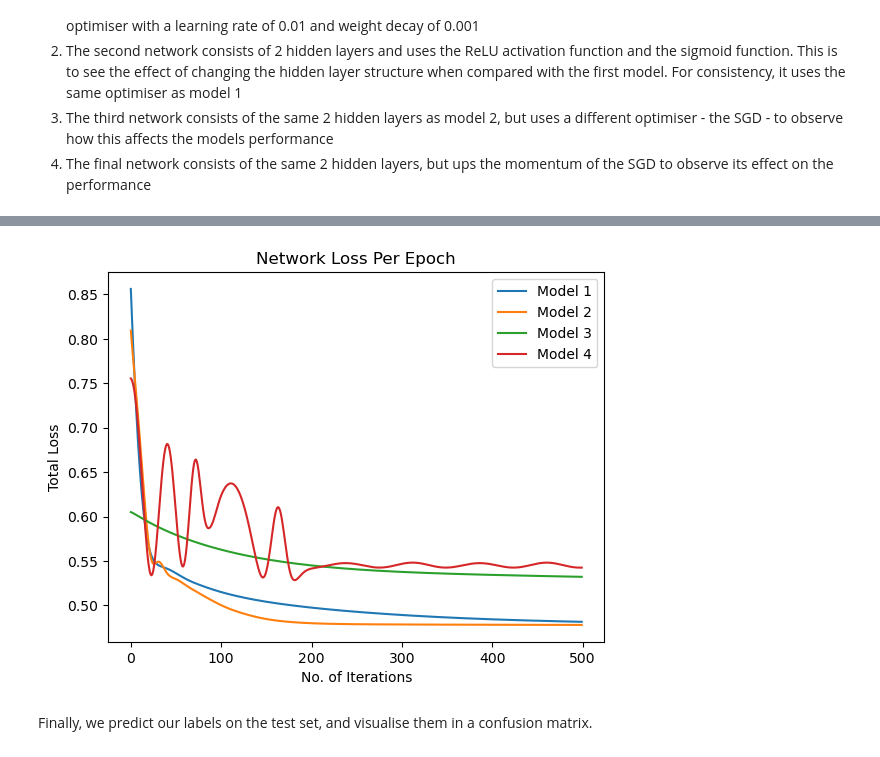
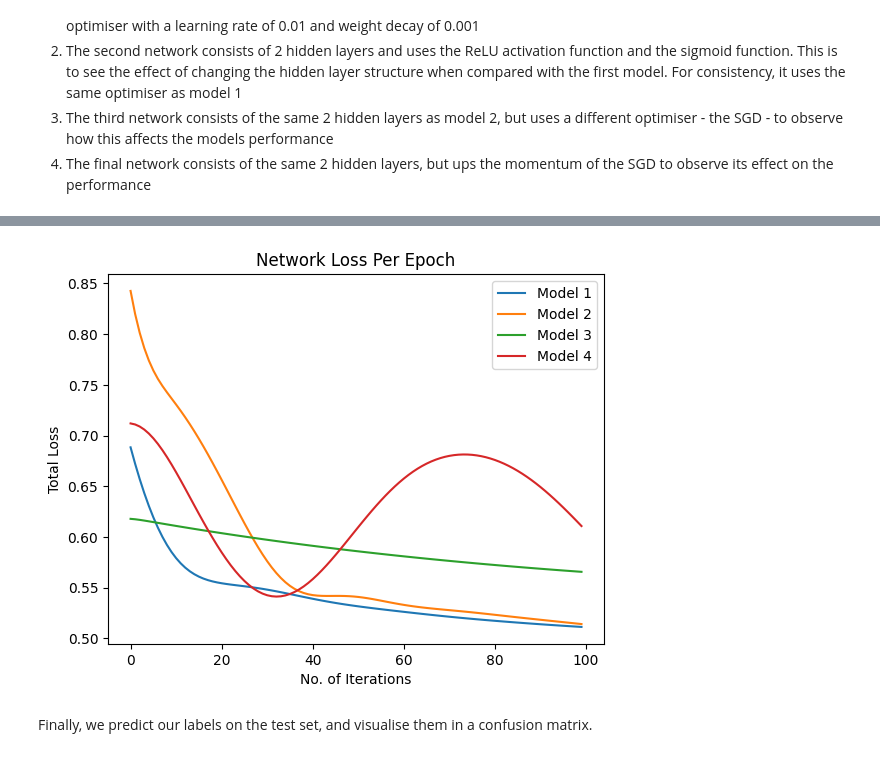
Before and after one commit to Aidan-Mulholland/Advanced-AI, a Jupyter notebook: main.ipynb, the cells around one changed output, grey strips where cells are left out. Cells and saved outputs as stored; diff of their text form; code cells hidden in the pictures.

```diff
--- a/main.ipynb
+++ b/main.ipynb
@@ -243,32 +244,3 @@ Next, we train 3 binary classifier neural network on the training data. Each one
 2. The second network consists of 2 hidden layers and uses the ReLU activation function and the sigmoid function. This is to see the effect of changing the hidden layer structure when compared with the first model. For consistency, it uses the same optimiser as model 1
 3. The third network consists of the same 2 hidden layers as model 2, but uses a different optimiser - the SGD - to observe how this affects the models performance
 4. The final network consists of the same 2 hidden layers, but ups the momentum of the SGD to observe its effect on the performance
-# %%
-class NeuralNetwork(torch.nn.Module):
-    def __init__(self, input_size):
-        super().__init__()
-        self.flatten = torch.nn.Flatten()
-        self.connected_layers = torch.nn.Sequential(
-            torch.nn.Linear(input_size, 1),
-            torch.nn.Sigmoid()
-        )
-
-    def forward(self, x):
-        x = self.flatten(x)
-        output = self.connected_layers(x)
-        return output
-
-model_1 = NeuralNetwork(x_train.shape[1]).to(device)
-criterion = torch.nn.BCELoss()
-optimizer = torch.optim.Adam(model_1.parameters(), lr=0.01, weight_decay=0.001)
-losses_1 = []
-epochs = 500
-for epoch in range(epochs):
-    optimizer.zero_grad()
-    y_pred = model_1(x_train)
-    loss = criterion(y_pred.squeeze(), y_train)
-    losses_1.append(loss.item())
-    loss.backward()
-    optimizer.step()
-    print(f"epoch = {epoch}, loss = {loss}")
-print("Done training!")
@@ -441,0 +338,6 @@ Done training!
+# %%
+
+
+# Train networks and collect training data
+for network in networks:
+    network.train(x_train, y_train, 100)
@@ -442,15 +363,17 @@ Done training!
 # %%
-plt.plot(losses_1, label="Model 1")
-plt.plot(losses_2, label="Model 2")
-plt.plot(losses_3, label="Model 3")
-plt.plot(losses_4, label="Model 4")
+# Create subplots
+fig, axes = plt.subplots(2, 2, figsize=(12, 5))
+
+for network in networks:
+    plt.plot(network.losses, label=network.name)
+
 plt.title("Network Loss Per Epoch")
 plt.xlabel("No. of Iterations")
 plt.ylabel("Total Loss")
 plt.legend()
 plt.show()
 # %% [output]
-[figure, old version]
+[figure, new version]
 # %% [markdown]
 Finally, we predict our labels on the test set, and visualise them in a confusion matrix.
 # %%
```
Also changed, not shown: parts of 12 cells of this notebook.
